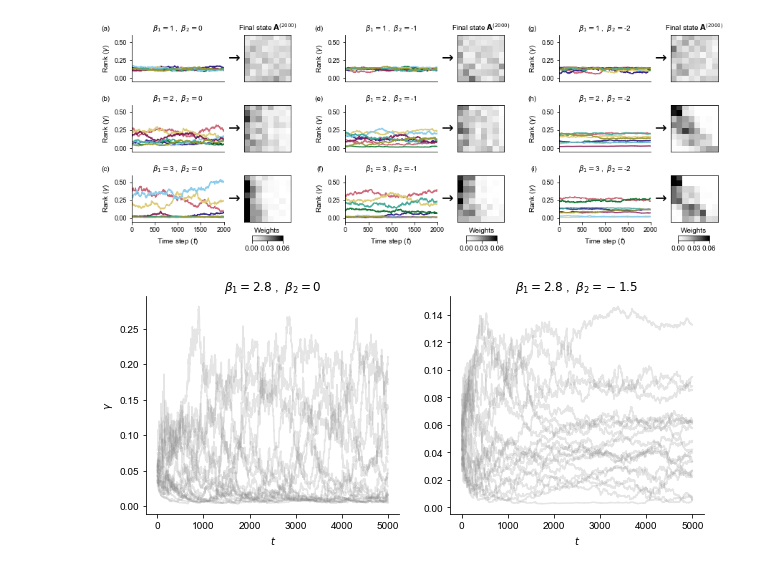
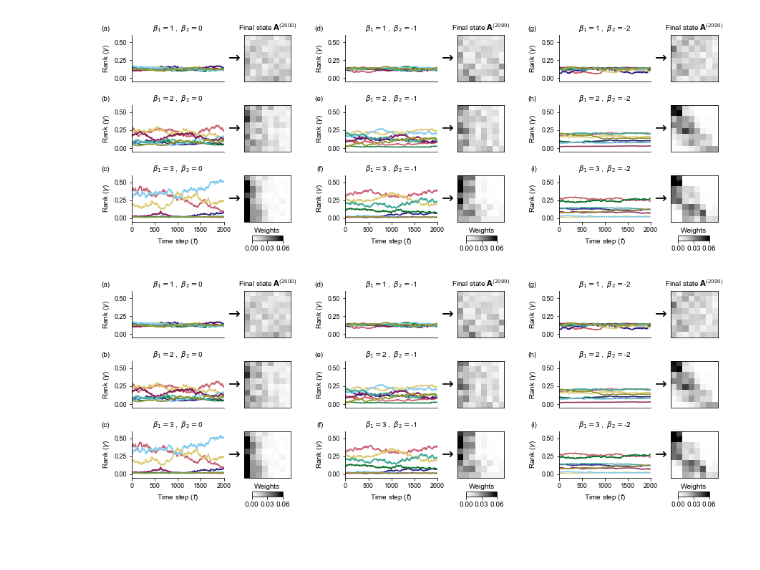
Before and after one commit to PhilChodrow/prestige_reinforcement, a Jupyter notebook: dynamics.ipynb, the cells around one changed output. Drawn from its saved outputs; the diff is of its cells as text; code cells hidden in the pictures; blank space fills up the shorter version.

```diff
--- a/dynamics.ipynb
+++ b/dynamics.ipynb
@@ -386,54 +386,3 @@ plt.subplots_adjust(hspace = 0.5, wspace = 0.1)
 plt.savefig('fig/dynamics_examples_SI_v2.png', bbox_inches = 'tight', dpi = 600)
 # %% [output]
 [figure]
-# %%
-# A figure comparing dynamics with and without quadratic features
-
-lam = .995
-n_rounds = 5000
-m_updates = 1
-
-n = 20
-A0 = np.random.rand(n,n)
-A0 = A0/A0.sum()
-
-fig, axarr = plt.subplots(1,2, figsize = (10, 4), sharey = False)
-
-M = model()
-M.set_score(score_function = lambda A: homebrew_SpringRank_score(A.T))
-M.set_features([linear_feature,
-                quadratic_feature])
-
-M.simulate(beta = np.array([2.8, 0]),
-           lam = lam,
-           A0 = A0,
-           n_rounds = n_rounds,
-           update = stochastic_update,
-           m_updates = m_updates)
-GAMMA = M.get_rates()
-
-for j in range(n):
-    p = axarr[0].plot(GAMMA.mean(axis = 1)[:,j], color = 'grey', alpha = .2)
-
-M.simulate(beta = np.array([3, -2]),
-           lam = lam,
-           A0 = A0,
-           n_rounds = n_rounds,
-           update = stochastic_update,
-           m_updates = m_updates)
-GAMMA = M.get_rates()
-for j in range(n):
-    p = axarr[1].plot(GAMMA.mean(axis = 1)[:,j], color = 'grey', alpha = .2)
-
-for ax in axarr:
-    ax.spines['top'].set_visible(False)
-    ax.spines['right'].set_visible(False)
-    ax.set(xlabel = r'$t$')
-
-axarr[0].set(ylabel = r'$\gamma$');
-axarr[0].set_title(r'$\beta_1 = 2.8\;$, $\;\beta_2 = 0$');
-axarr[1].set_title(r'$\beta_1 = 2.8\;$, $\;\beta_2 = -1.5$');
-
-# plt.savefig('fig/SR_linear_and_quadratic.png', bbox_inches = 'tight', dpi = 300)
-# %% [output]
-[figure, removed]
@@ -439,0 +516,6 @@ axarr[1].set_title(r'$\beta_1 = 2.8\;$, $\;\beta_2 = -1.5$');
+# %%
+# same as the SpringRank version above
+dynamics_gridplot(np.array([1,2,3]), np.array([0,-1,-2]), lambda A: homebrew_SpringRank_score(A.T))
+plt.savefig('fig/dynamics_springrank_examples.png', bbox_inches = 'tight', dpi = 600)
+# %% [output]
+[figure, added]
```
Also changed, not shown: parts of 3 cells of this notebook, 3 other files.
